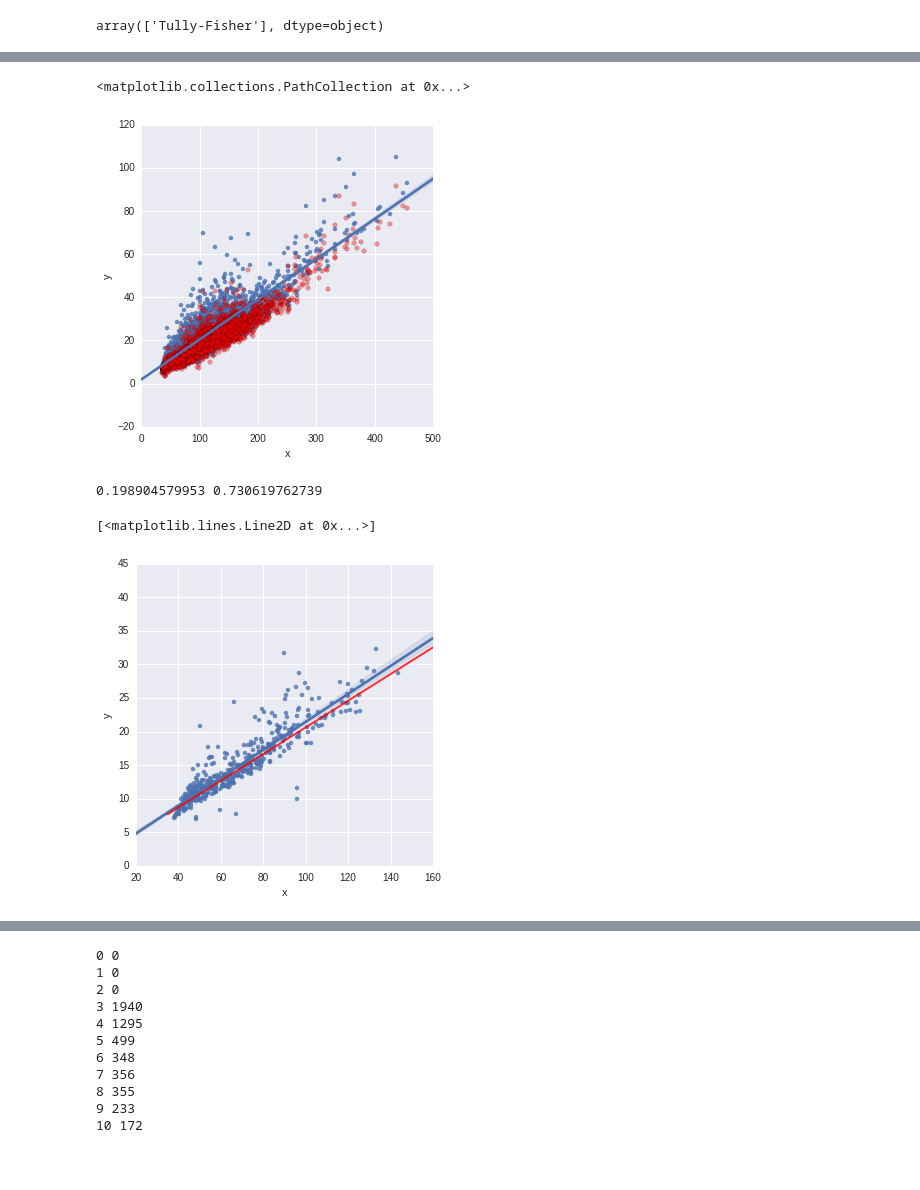
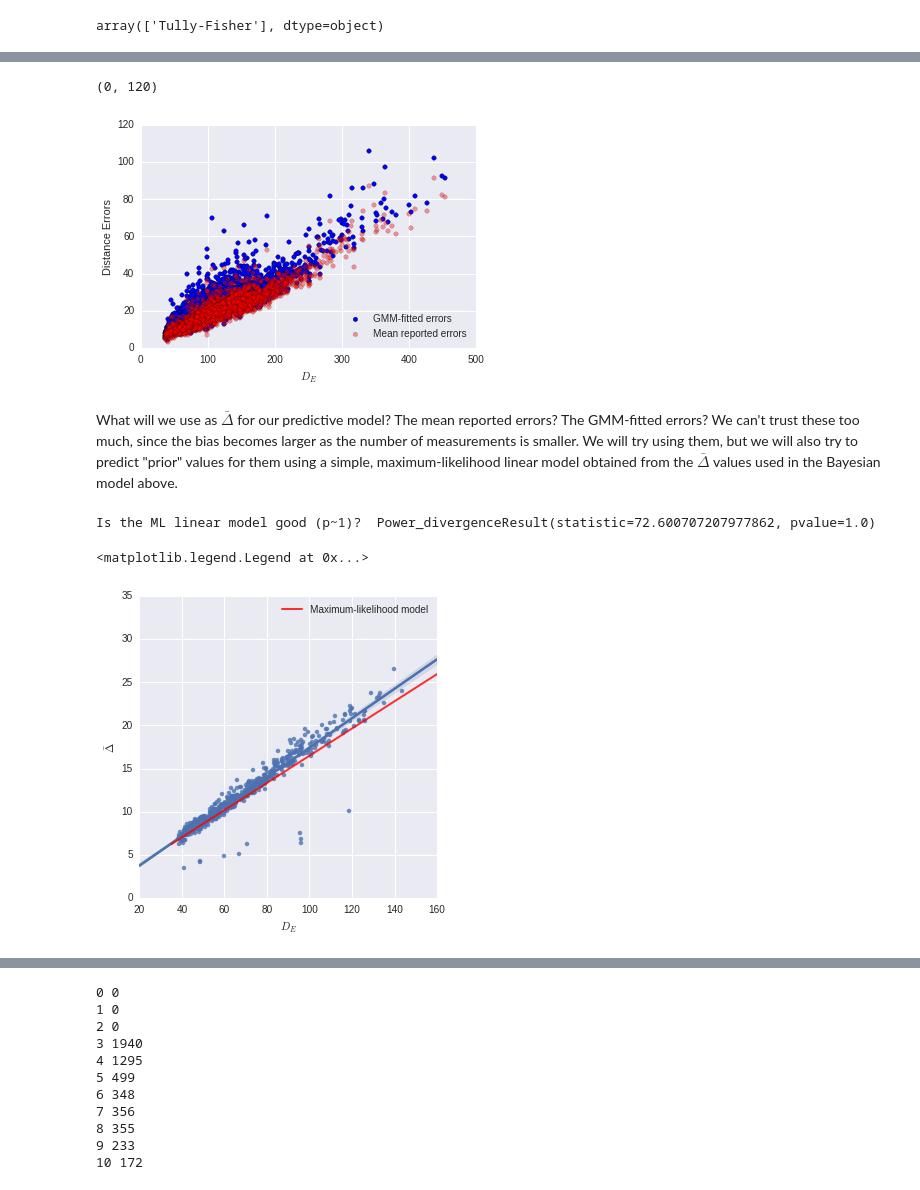
Before and after one commit to saint-germain/anisotropias, a Jupyter notebook: erroranalysis.ipynb, the cells around one changed output, grey strips where cells are left out. Saved outputs shown, nothing was run; the diff lists cells and outputs as text; code cells hidden in the pictures; blank space fills up the shorter version.

```diff
--- a/erroranalysis.ipynb
+++ b/erroranalysis.ipynb
@@ -351,8 +94,0 @@ Rejection rate (%): 5.34
-# %%
-for j in range(4):
-    autocorr=[]
-    for i in range(100):
-        autocorr.append(emcee.autocorr.integrated_time(sampler.chain[i,:,j],c=2))
-    autocorr=np.asarray(autocorr)
-    plt.hist(autocorr,alpha=0.5)
-    print autocorr.mean(),autocorr.std()
@@ -360,0 +429,17 @@ AutocorrError: The chain is too short to reliably estimate the autocorrelation t
+# %%
+for j in range(4):
+    autocorr=[]
+    for i in range(100):
+        autocorr.append(emcee.autocorr.integrated_time(sampler.chain[i,:,j],c=5))
+    autocorr=np.asarray(autocorr)
+    plt.hist(autocorr,alpha=0.5)
+
+    print autocorr.mean(),autocorr.std()
+plt.xlabel("Autocorrelation time (steps)")
+plt.ylabel("Frequency")
+plt.legend(
+           ['m','b','n','f'],
+           scatterpoints=1,
+           loc='upper right',
+           ncol=4,
+           fontsize=11)
@@ -407,11 +515,11 @@ np.savetxt('posteriorpredictive.txt',samples)
 # %%
 %%time
-err4mod=np.zeros((len(listcut),9))
+err4mod=np.zeros((len(listcut),8))
 k=0
 nbins=1000
 for i in listcut:
     dfilter=(df1['Galaxy ID']==i)
-    if 2<len(df1[dfilter])<12:
+    if 2<len(df1[dfilter])<ncutoff+1:
         data=np.array([])
         dummy=df1[dfilter]
         for i in dummy.D:
@@ -429,6 +537,5 @@ for i in listcut:
         err4mod[k,5]=errlist[k,3]-np.percentile(data, 16)/1e6
         err4mod[k,6]=dumerr.mean()
         err4mod[k,7]=dummy['D (Mpc)'].mean()
-        err4mod[k,8]=dumerr.min()
     k+=1
 # %% [output]
@@ -441,15 +548,21 @@ Wall time: 1min 1s
 # %%
 filter=(err4mod[:,0][(err4mod[:,0]!=0)]<500)
 # %%
-# gmm-fitted sigma
+# gmm-fitted sigma and mean reported errors vs. gmm-fitted centroids
 xx=err4mod[(err4mod[:,0]!=0)][:,0][filter]
 yy=err4mod[(err4mod[:,0]!=0)][:,2][filter]
-df5=pd.DataFrame({'x' : xx, 'y': yy})
-sns.lmplot(x="x", y="y", data=df5)
-plt.scatter(xx,err4mod[(err4mod[:,0]!=0)][:,6][filter],c='r',alpha=0.4)
+
+plt.scatter(xx,yy,label="GMM-fitted errors")
+plt.scatter(xx,err4mod[(err4mod[:,0]!=0)][:,6][filter],c='r',alpha=0.4,label="Mean reported errors")
+plt.xlabel(r"$D_E$")
+plt.ylabel("Distance Errors")
+plt.legend(loc='lower right')
+plt.ylim(0,120)
 # %% [output]
-<matplotlib.collections.PathCollection at 0x...>
+(0, 120)
-[figure, old version]
+[figure, new version]
+# %% [markdown]
+What will we use as $\bar{\Delta}$ for our predictive model? The mean reported errors? The GMM-fitted errors? We can't trust these too much, since the bias becomes larger as the number of measurements is smaller. We will try using them, but we will also try to predict "prior" values for them using a simple, maximum-likelihood linear model obtained from the $\bar{\Delta}$ values used in the Bayesian model above.
 # %%
 def lnlike(theta, x, y):
     m ,b = theta
@@ -457,24 +570,23 @@ def lnlike(theta, x, y):
     inv_sigma2 = 1.0/((y)**2)
     return -0.5*(np.sum((y-model)**2*inv_sigma2 - np.log(2*np.pi*inv_sigma2)))
 # %%
-# gmm-fitted sigma
-x=errlist[(errlist[:,0]!=0)][:,0]
-y=errlist[(errlist[:,0]!=0)][:,2]
+x=errlist[(errlist[:,0]!=0)][:,0] # D_E
+y=errlist[(errlist[:,0]!=0)][:,6] # Delta
 df5=pd.DataFrame({'x' : x, 'y': y})
 sns.lmplot(x="x", y="y", data=df5)
-#A = np.vstack((np.ones_like(x), x)).T
-#C = np.diag(y * y)
-#cov = np.linalg.inv(np.dot(A.T, np.linalg.solve(C, A)))
-#b_ls, m_ls = np.dot(cov, np.dot(A.T, np.linalg.solve(C, y)))
 nll = lambda *args: -lnlike(*args)
 result = op.minimize(nll, [1, 1], args=(x, y))
 m_ml, b_ml= result["x"]
-print m_ml,b_ml
-#print m_ls,b_ls
+#print m_ml,b_ml
 xl = np.array([35, 200])
-plt.plot(xl, m_ml*xl+b_ml, color="r", lw=2, alpha=0.8)
-#plt.plot(xl, m_ls*xl+b_ls, color="k", lw=2, alpha=0.8)
+plt.plot(xl, m_ml*xl+b_ml, color="r", lw=2, alpha=0.8,label="Maximum-likelihood model")
+observed_values=y
+expected_values=m_ml*x+b_ml
+print "Is the ML linear model good (p~1)? ",chisquare(f_obs=observed_values, f_exp=expected_values)
+plt.xlabel(r"$D_E$")
+plt.ylabel(r"$\bar{\Delta}$")
+plt.legend()
 # %% [output]
-0.198904579953 0.730619762739
+Is the ML linear model good (p~1)?  Power_divergenceResult(statistic=72.600707207977862, pvalue=1.0)
-[<matplotlib.lines.Line2D at 0x...>]
+<matplotlib.legend.Legend at 0x...>
-[figure, old version]
+[figure, new version]
```
Also changed, not shown: parts of 77 cells of this notebook.
